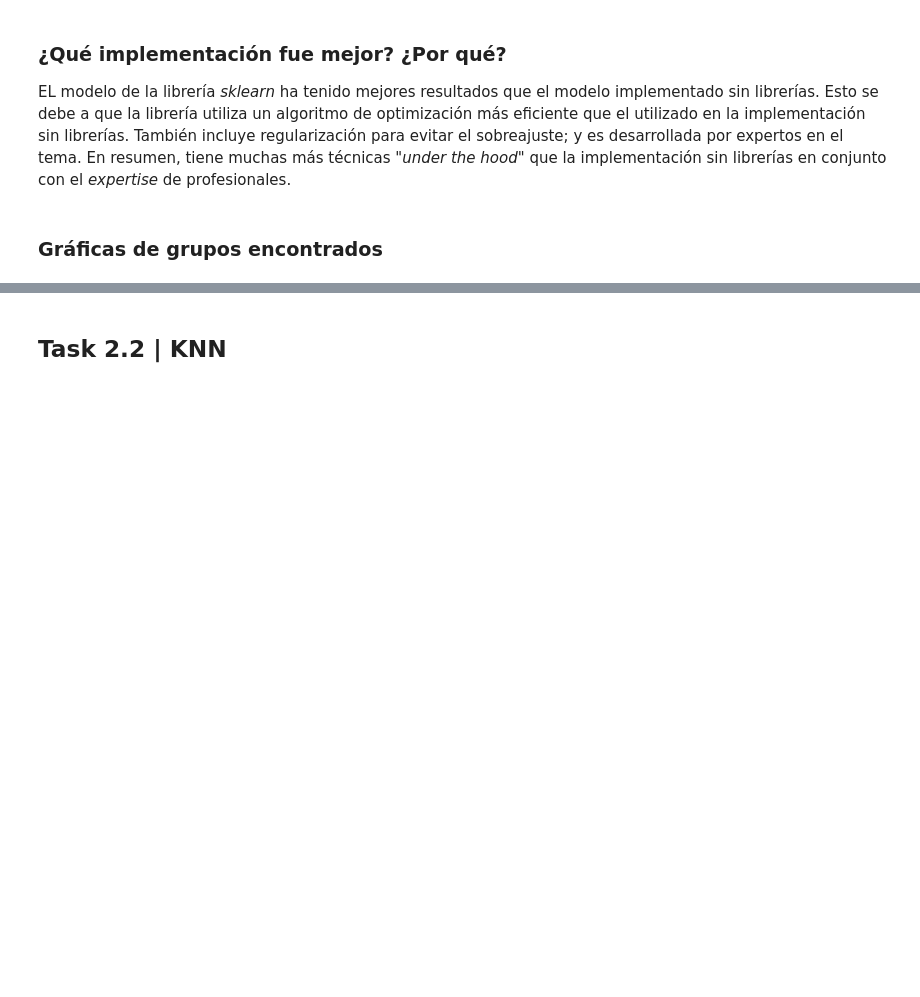
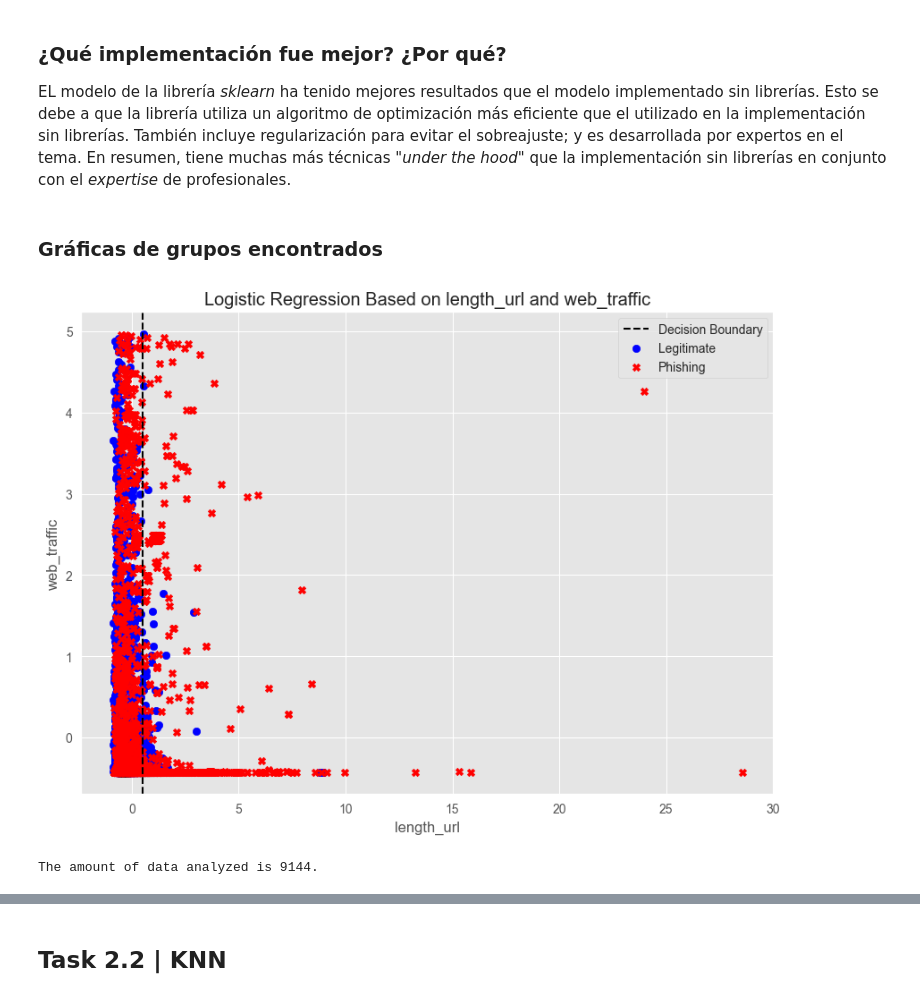
Before and after one commit to FranzCastillo/IA-Phising-Website-Detection, a Jupyter notebook: PhishingWebsitesDetection.ipynb, the cells around one changed output, grey strips where cells are left out. Saved outputs shown, nothing was run; the diff lists cells and outputs as text; code cells hidden in the pictures; blank space fills up the shorter version.

Commit message:
Logistic Regression Graph

```diff
--- a/PhishingWebsitesDetection.ipynb
+++ b/PhishingWebsitesDetection.ipynb
@@ -200,6 +195,8 @@ class LogisticRegression:
         self.n = None
         self.weights = None
         self.bias = None
+        self.sigmoid = None
+        self.z = None
 
     def fit(self, X, y):
         self.X = X
@@ -233,11 +230,11 @@ class LogisticRegression:
         self.bias -= self.learning_rate * db
 
     def predict(self, X):
-        temp_z = np.dot(X, self.weights) + self.bias
-        temp_sigmoid = 1 / (1 + np.exp(-temp_z))
+        self.z = np.dot(X, self.weights) + self.bias
+        self.sigmoid = 1 / (1 + np.exp(-self.z))
 
         decision_boundary = 0.5
-        y_predicted = np.where(temp_sigmoid >= decision_boundary, 1, 0)
+        y_predicted = np.where(self.sigmoid >= decision_boundary, 1, 0)
 
 
         return y_predicted
@@ -279,3 +274,30 @@ Precision con librerias:0.910
 EL modelo de la librería _sklearn_ ha tenido mejores resultados que el modelo implementado sin librerías. Esto se debe a que la librería utiliza un algoritmo de optimización más eficiente que el utilizado en la implementación sin librerías. También incluye regularización para evitar el sobreajuste; y es desarrollada por expertos en el tema. En resumen, tiene muchas más técnicas "_under the hood_" que la implementación sin librerías en conjunto con el _expertise_ de profesionales.
 # %% [markdown]
 ### Gráficas de grupos encontrados
+# %%
+plt.figure(figsize=(10, 7))
+
+# Plot decision boundary
+plt.axvline(0.5, color='k', linestyle='--', label='Decision Boundary')
+
+# Plot predictions
+feature1 = 'length_url'
+feature2 = 'web_traffic'
+plt.scatter(X_train[feature1][y_train==0], X_train[feature2][y_train==0], c='b', marker="o", label='Legitimate')
+plt.scatter(X_train[feature1][y_train==1], X_train[feature2][y_train==1], c='r', marker="X", label='Phishing')
+
+
+# Label the axes
+plt.xlabel(feature1)
+plt.ylabel(feature2)
+plt.legend()
+
+# Add title
+plt.title('Logistic Regression Based on {} and {}'.format(feature1, feature2))
+
+plt.show()
+
+print("The amount of data analyzed is {}.".format(len(X_train)))
+# %% [output]
+[figure, added]
+The amount of data analyzed is 9144.
```
Also changed, not shown: parts of 4 cells of this notebook.
